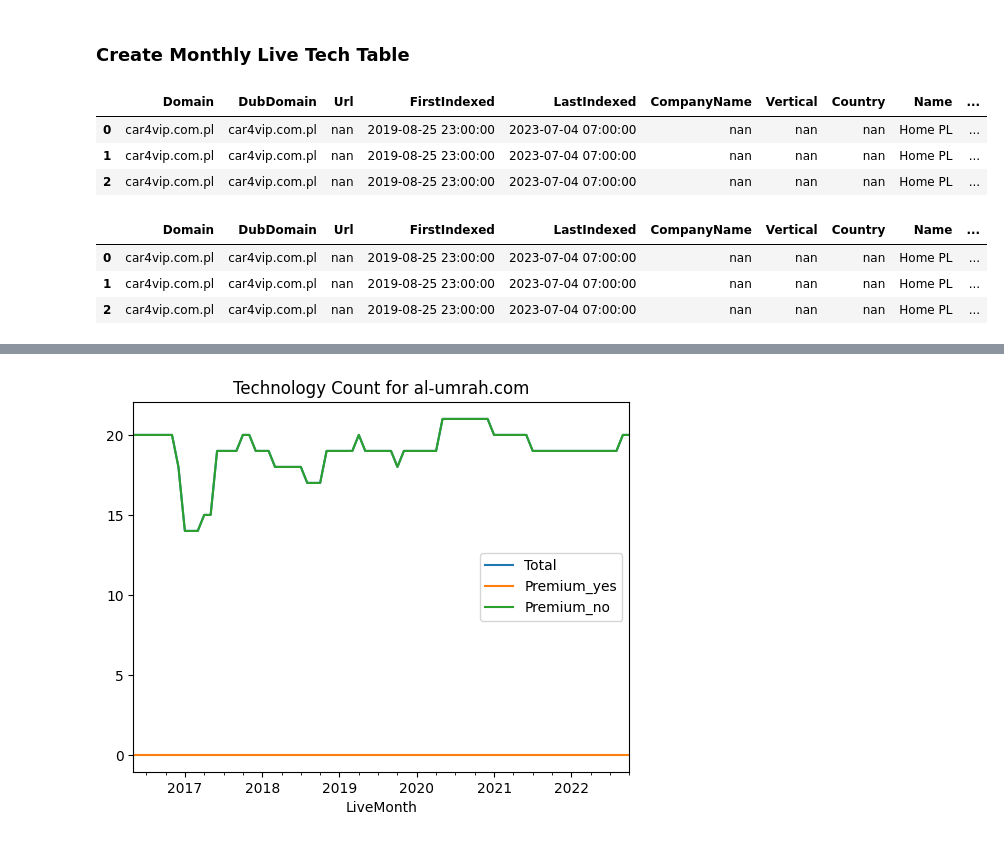
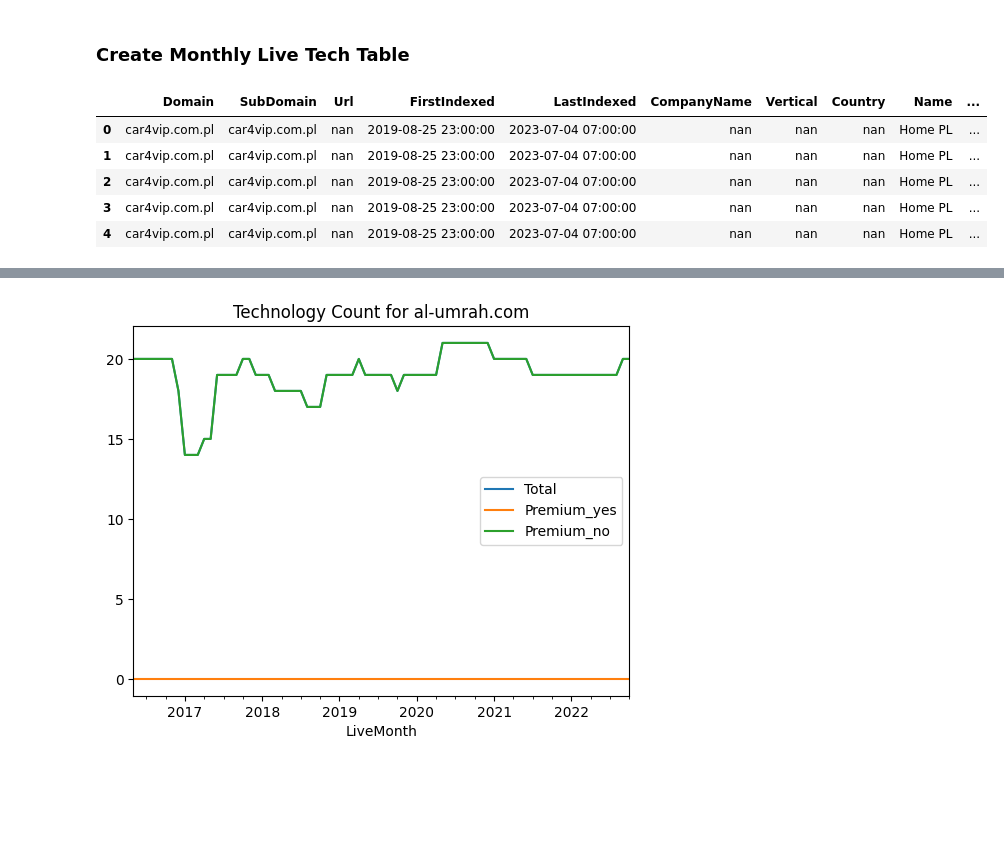
Before and after one commit to limorl/playground-sand-python, a Jupyter notebook: notebooks/payu-poc.ipynb, the cells around one changed output, grey strips where cells are left out. Cells and saved outputs as stored; diff of their text form; code cells hidden in the pictures; blank space fills up the shorter version.

```diff
--- a/notebooks/payu-poc.ipynb
+++ b/notebooks/payu-poc.ipynb
@@ -13,6 +13,8 @@ spendFile = '../data/domain-spend.csv'
 
 tech_data = pd.read_csv(techFile)
 spend_data = pd.read_csv(spendFile)
+
+is_normalized = False
 # %% [markdown]
 ## Utilities
 # %% [markdown]
@@ -193,20 +195,22 @@ view_table(spend_data,5)
 ### Normalization
 # %%
 ### Normalize tech_data
-
-# Convert json ticks to datetime
-tech_data['FirstIndexed'] = tech_data['FirstIndexed'].apply(ticks_to_datetime)
-tech_data['LastIndexed'] = tech_data['LastIndexed'].apply(ticks_to_datetime)
-tech_data['FirstDetected'] = tech_data['FirstDetected'].apply(ticks_to_datetime)
-tech_data['LastDetected'] = tech_data['LastDetected'].apply(ticks_to_datetime)
+if not is_normalized:
+    # Convert json ticks to datetime
+    tech_data['FirstIndexed'] = tech_data['FirstIndexed'].apply(ticks_to_datetime)
+    tech_data['LastIndexed'] = tech_data['LastIndexed'].apply(ticks_to_datetime)
+    tech_data['FirstDetected'] = tech_data['FirstDetected'].apply(ticks_to_datetime)
+    tech_data['LastDetected'] = tech_data['LastDetected'].apply(ticks_to_datetime)
 
 
-### Normalize spend_data
+    ### Normalize spend_data
 
-# Convert json ticks to datetime
-spend_data['FirstIndexed'] = spend_data['FirstIndexed'].apply(ticks_to_datetime)
-spend_data['LastIndexed'] = spend_data['LastIndexed'].apply(ticks_to_datetime)
-spend_data['SpendDate'] = spend_data['SpendDate'].apply(ticks_to_datetime)
+    # Convert json ticks to datetime
+    spend_data['FirstIndexed'] = spend_data['FirstIndexed'].apply(ticks_to_datetime)
+    spend_data['LastIndexed'] = spend_data['LastIndexed'].apply(ticks_to_datetime)
+    spend_data['SpendDate'] = spend_data['SpendDate'].apply(ticks_to_datetime)
+
+    is_normalized = True
 
 view_table(spend_data,3)
 # %% [output]
@@ -382,7 +351,8 @@ for domain in decreased_rolling_spend_domains:
 ## Technology Usage Analysis
 # %%
 bw_tech_tags = [ 'ads', 'widgets', 'analytics', 'shop', 'feeds', 'javascript', 'cms', 'Web Master', 'seo_headers', 'framework', 'cdns', 'payment', 'parked', 'encoding', 'mobile', 'mapping', 'Server', 'mx', 'ssl', 'link', 'hosting', 'seo_title', 'CDN', 'seo_meta', 'ns', 'shipping', 'language', 'copyright', 'robots', 'registrar']
-included_tech_tags = [ 'ads', 'widgets', 'analytics', 'shop', 'feeds', 'cms', 'seo_headers','cdns', 'payment', 'parked', 'encoding', 'mobile', 'mapping', 'Server', 'mx', 'ssl', 'link', 'hosting', 'seo_title', 'CDN', 'seo_meta', 'ns', 'shipping', 'language', 'copyright', 'robots', 'registrar']
+bw_excluded_tech_tags = [ 'javascript', 'framework' ]
+bw_included_tech_tags = list(set(bw_tech_tags) - set(bw_excluded_tech_tags))
 
 
 ### NOTE ###
@@ -403,7 +373,7 @@ def create_monthly_live_tech_data(df):
         date_range = pd.date_range(startDate, endDate , freq='M')
         tech_activity = pd.DataFrame({
             'Domain': [row['Domain']] * len(date_range),
-            'DubDomain': [row['Domain']] * len(date_range),
+            'SubDomain': [row['Domain']] * len(date_range),
             'Url': [row['Url']] * len(date_range),
             'FirstIndexed': [row['FirstIndexed']] * len(date_range),
             'LastIndexed': [row['LastIndexed']] * len(date_range),
@@ -415,47 +385,44 @@ def create_monthly_live_tech_data(df):
             'FirstDetected': [row['FirstDetected']] * len(date_range),
             'LastDetected': [row['LastDetected']] * len(date_range),
             'IsPremium': [row['IsPremium']] * len(date_range),
             'LiveMonth': date_range,
             'Tag': [row['Tag']] * len(date_range),
             'Category0': [row['Category0']] * len(date_range),
             'Category1': [row['Category1']] * len(date_range),
             'Category2': [row['Category2']] * len(date_range),
             'Category3': [row['Category3']] * len(date_range),
             'Category4': [row['Category4']] * len(date_range),
             'Category5': [row['Category5']] * len(date_range),
             'Category6': [row['Category6']] * len(date_range),
             'Category7': [row['Category7']] * len(date_range),
             'Category8': [row['Category8']] * len(date_range),
             'Category9': [row['Category9']] * len(date_range),
         })
 
         new_rows.append(tech_activity)
 
     # Concatenate all rows to create the new DataFrame
     new_df = pd.concat(new_rows, ignore_index=True)
 
     return new_df
 
 # Monthly live tech data
 monthly_active_tech_data = create_monthly_live_tech_data(tech_data)
+monthly_active_tech_file_path = spendFile = '../data/domain-tech-monthly.csv'
+monthly_active_tech_data.to_csv(monthly_active_tech_file_path)
 
 # Mothly live tech data excluding redundant tech
-tech_included_tags_data = tech_data[tech_data['Tag'].isin(included_tech_tags)]
-monthly_active_included_tech_data = create_monthly_live_tech_data(tech_included_tags_data)
+tech_included_tags_data = tech_data.loc[tech_data['Tag'].isin(bw_included_tech_tags)]
+monthly_active_tech_selected_tags_data = create_monthly_live_tech_data(tech_included_tags_data)
 
-view_table(monthly_active_tech_data,3)
+view_table(monthly_active_tech_data,5)
 # %% [output]
-|  | Domain | DubDomain | Url | FirstIndexed | LastIndexed | CompanyName | Vertical | Country | Name | ... |
+|  | Domain | SubDomain | Url | FirstIndexed | LastIndexed | CompanyName | Vertical | Country | Name | ... |
 | 0 | car4vip.com.pl | car4vip.com.pl | nan | 2019-08-25 23:00:00 | 2023-07-04 07:00:00 | nan | nan | nan | Home PL | ... |
 | 1 | car4vip.com.pl | car4vip.com.pl | nan | 2019-08-25 23:00:00 | 2023-07-04 07:00:00 | nan | nan | nan | Home PL | ... |
 | 2 | car4vip.com.pl | car4vip.com.pl | nan | 2019-08-25 23:00:00 | 2023-07-04 07:00:00 | nan | nan | nan | Home PL | ... |
+| 3 | car4vip.com.pl | car4vip.com.pl | nan | 2019-08-25 23:00:00 | 2023-07-04 07:00:00 | nan | nan | nan | Home PL | ... |
+| 4 | car4vip.com.pl | car4vip.com.pl | nan | 2019-08-25 23:00:00 | 2023-07-04 07:00:00 | nan | nan | nan | Home PL | ... |
-# %%
-view_table(monthly_active_included_tech_data,3)
-# %% [output]
-|  | Domain | DubDomain | Url | FirstIndexed | LastIndexed | CompanyName | Vertical | Country | Name | ... |
-| 0 | car4vip.com.pl | car4vip.com.pl | nan | 2019-08-25 23:00:00 | 2023-07-04 07:00:00 | nan | nan | nan | Home PL | ... |
-| 1 | car4vip.com.pl | car4vip.com.pl | nan | 2019-08-25 23:00:00 | 2023-07-04 07:00:00 | nan | nan | nan | Home PL | ... |
-| 2 | car4vip.com.pl | car4vip.com.pl | nan | 2019-08-25 23:00:00 | 2023-07-04 07:00:00 | nan | nan | nan | Home PL | ... |
 # %%
 # Calc Table: [Domain, LiveMonth, Premium_yes, Premium_no, Premium_maybe, Total ]
 
```
Also changed, not shown: parts of 19 cells of this notebook, 8 other files.
